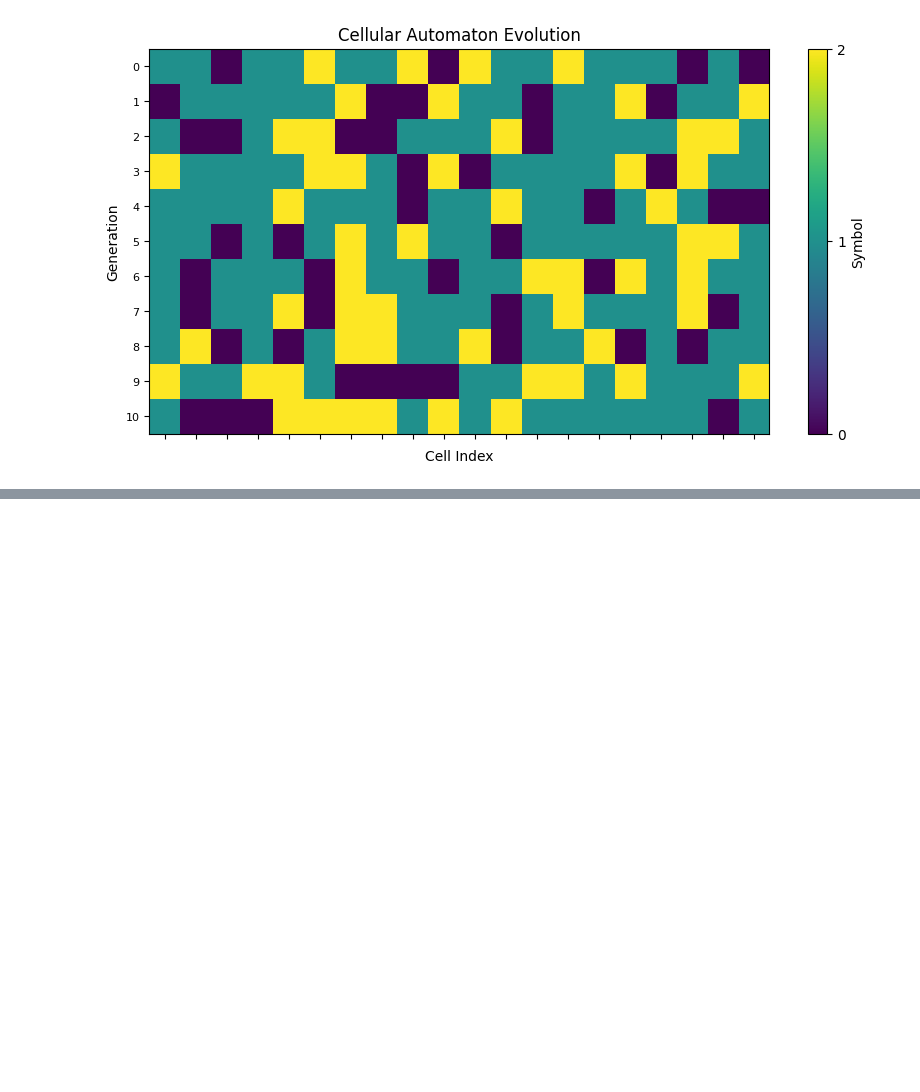
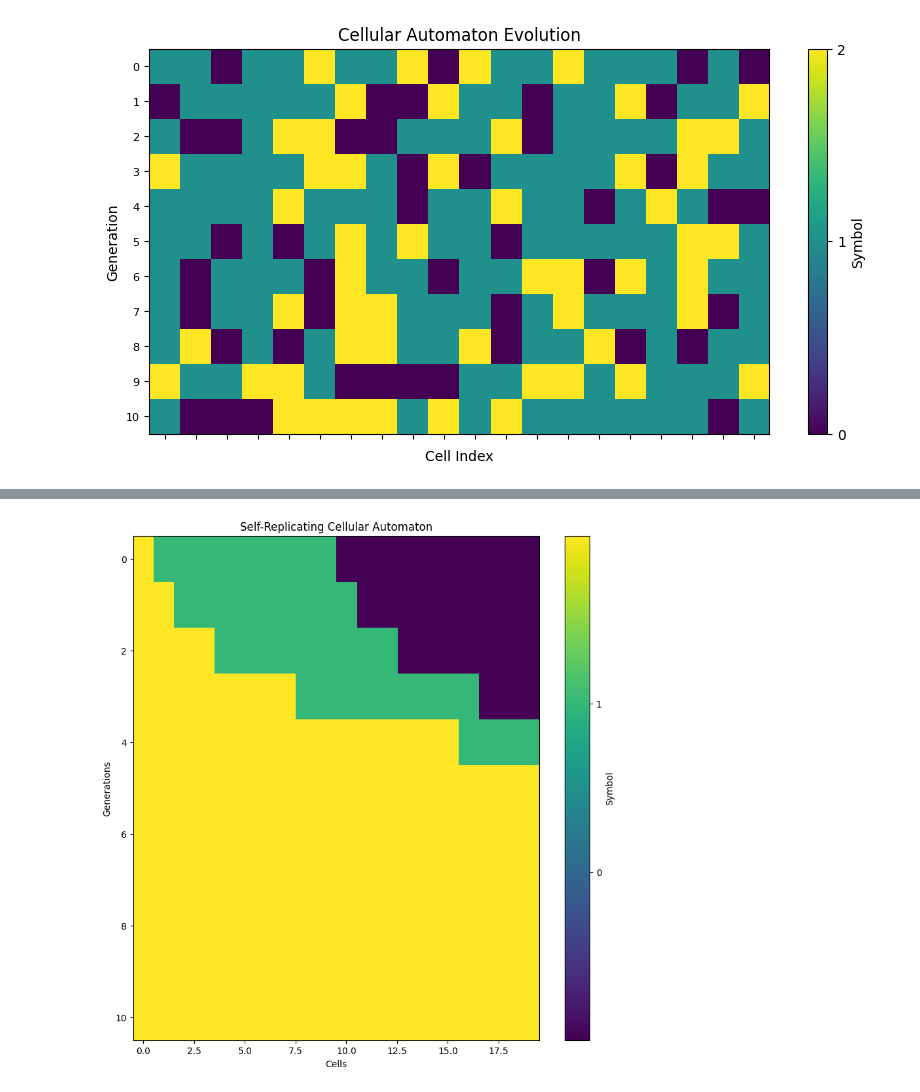
Before and after one commit to danadler-dev/MDPI-Article-Evo, a Jupyter notebook: HowInfoEvolves.ipynb, the cells around one changed output, grey strips where cells are left out. Saved outputs shown, nothing was run; the diff lists cells and outputs as text; code cells hidden in the pictures; blank space fills up the shorter version.

Commit message:
Add replication example

```diff
--- a/HowInfoEvolves.ipynb
+++ b/HowInfoEvolves.ipynb
@@ -1245,0 +1450,86 @@ Generation 10: BAAACCCCBCBCBBBBBBAB
+# %%
+import random
+from collections import Counter
+import matplotlib.pyplot as plt
+
+def apply_replication_rule(state, rules, size):
+    """
+    Apply the replication rule to evolve the state.
+    Args:
+        state (list): Current CA state as pairs.
+        rules (dict): Replication rules.
+        size (int): Size of the CA.
+    Returns:
+        list: Next state of the CA.
+    """
+    next_state = []
+    for i in range(len(state)):
+        pair = state[i]
+        if pair in rules:
+            next_state.extend(rules[pair])  # Replication: produce two identical pairs
+        else:
+            next_state.append(pair)  # Default: keep the current pair
+    return next_state[:size]  # Ensure the next state matches the CA size
+
+def pad_state(state, size):
+    """
+    Pad the state to ensure it has a consistent size.
+    Args:
+        state (list): Current state.
+        size (int): Desired size of the state.
+    Returns:
+        list: Padded state.
+    """
+    if len(state) < size:
+        state += [''] * (size - len(state))  # Pad with empty symbols
+    return state[:size]
+
+def simulate_and_visualize_self_replication(initial_state, rules, num_generations, size):
+    """
+    Simulate and visualize a self-replicating CA based on symbolic rules.
+    Args:
+        initial_state (list): Initial CA state as pairs.
+        rules (dict): Replication rules.
+        num_generations (int): Number of generations to simulate.
+        size (int): Size of the CA.
+    """
+    state = pad_state(initial_state[:size], size)
+    print(f"Initial State: {state}")
+
+    # Store all generations
+    generations = [state]
+
+    # Simulate generations
+    for _ in range(num_generations):
+        state = apply_replication_rule(state, rules, size)
+        state = pad_state(state, size)  # Ensure consistent size
+        generations.append(state)
+
+    # Convert to a numeric grid for visualization
+    symbol_map = {symbol: i for i, symbol in enumerate(set(sum(generations, []))) if symbol}
+    numeric_grid = [[symbol_map.get(cell, -1) for cell in gen] for gen in generations]
+
+    # Plot the results
+    plt.figure(figsize=(10, 10))
+    plt.imshow(numeric_grid, cmap='viridis', aspect='auto')
+    plt.colorbar(ticks=range(len(symbol_map)), label="Symbol")
+    plt.title("Self-Replicating Cellular Automaton")
+    plt.xlabel("Cells")
+    plt.ylabel("Generations")
+    plt.show()
+
+# Define the replication rules
+replication_rules = {
+    'AB': ['AB', 'AB'],  # Replicates itself
+    'AC': ['AC'],        # Does not replicate
+    'BC': ['BC'],        # Does not replicate
+    'AA': ['AA'],        # Neutral (no replication)
+    'BB': ['BB']         # Neutral (no replication)
+}
+
+# Define the initial state
+initial_state = ['AB'] + ['AC'] * 9  # Start with one replicating pair and others
+
+# Simulate and visualize
+simulate_and_visualize_self_replication(initial_state, replication_rules, num_generations=10, size=20)
+# %% [output]
@@ -1245,0 +1537 @@ Generation 10: BAAACCCCBCBCBBBBBBAB
+[figure, added]
```
Also changed, not shown: parts of 3 cells of this notebook.
